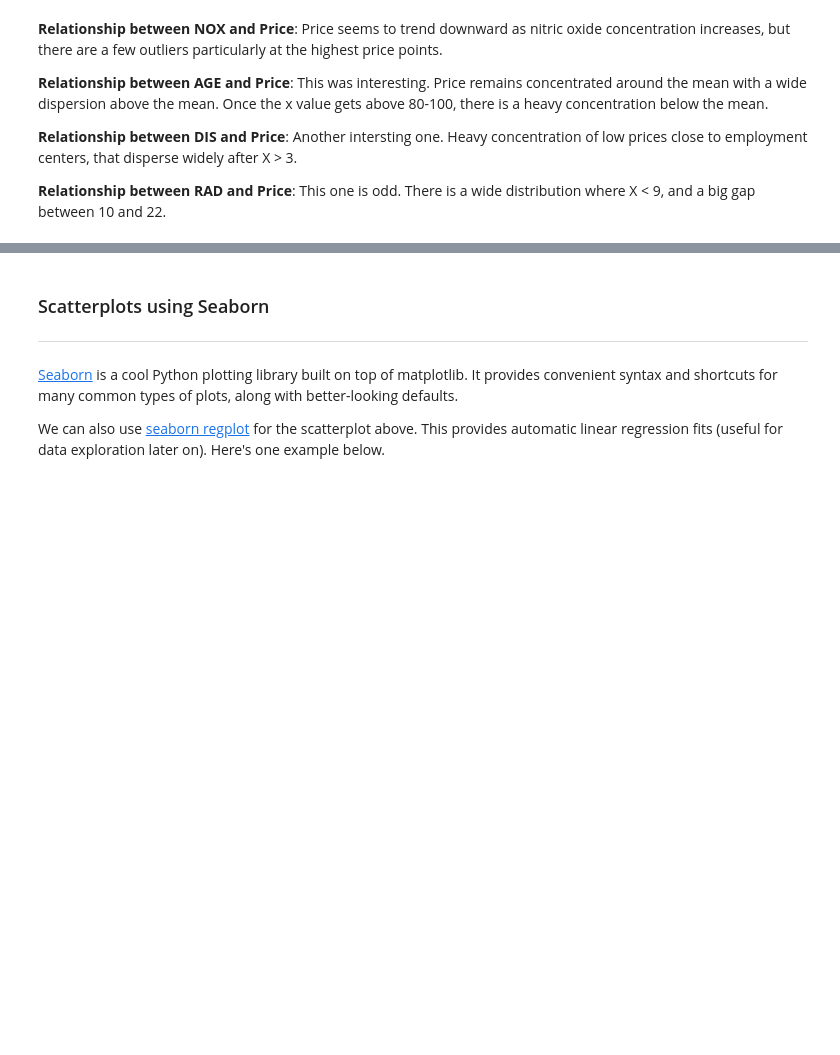
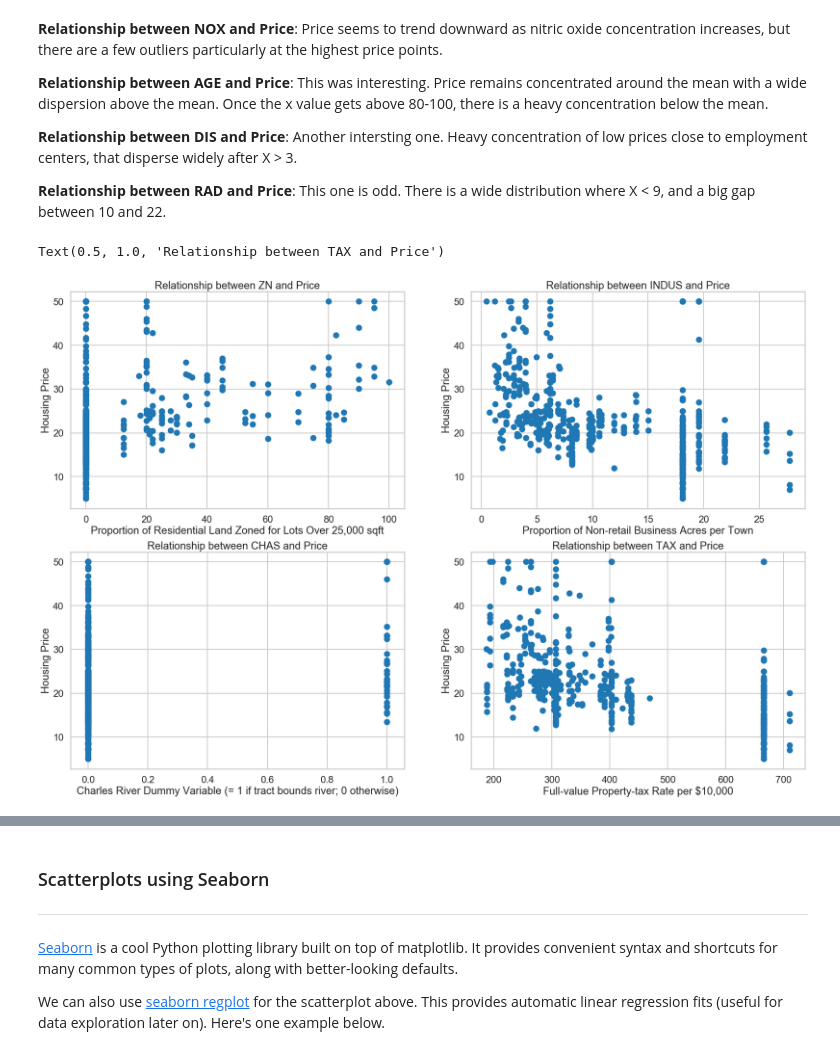
Before and after one commit to ammadatuy/Mini_Projects, a Jupyter notebook: Linear Regression Mini-Project/Mini_Project_Linear_Regression.ipynb, the cells around one changed output, grey strips where cells are left out. Saved outputs shown, nothing was run; the diff lists cells and outputs as text; code cells hidden in the pictures; blank space fills up the shorter version.

```diff
--- a/Linear Regression Mini-Project/Mini_Project_Linear_Regression.ipynb
+++ b/Linear Regression Mini-Project/Mini_Project_Linear_Regression.ipynb
@@ -342,3 +350,32 @@ plt.show()
 <b>Relationship between DIS and Price</b>: Another intersting one. Heavy concentration of low prices close to employment centers, that disperse widely after X > 3.
 
 <b>Relationship between RAD and Price</b>: This one is odd. There is a wide distribution where X < 9, and a big gap between 10 and 22.
+# %%
+# your turn: create some other scatter plots
+plt.figure(figsize=(30,20))
+plt.subplot(2,2,1)
+plt.scatter(bos.ZN, bos.PRICE)
+plt.xlabel("Proportion of Residential Land Zoned for Lots Over 25,000 sqft")
+plt.ylabel("Housing Price")
+plt.title("Relationship between ZN and Price")
+
+plt.subplot(2,2,2)
+plt.scatter(bos.INDUS, bos.PRICE)
+plt.xlabel("Proportion of Non-retail Business Acres per Town")
+plt.ylabel("Housing Price")
+plt.title("Relationship between INDUS and Price")
+
+plt.subplot(2,2,3)
+plt.scatter(bos.CHAS, bos.PRICE)
+plt.xlabel("Charles River Dummy Variable (= 1 if tract bounds river; 0 otherwise)")
+plt.ylabel("Housing Price")
+plt.title("Relationship between CHAS and Price")
+
+plt.subplot(2,2,4)
+plt.scatter(bos.TAX, bos.PRICE)
+plt.xlabel("Full-value Property-tax Rate per $10,000")
+plt.ylabel("Housing Price")
+plt.title("Relationship between TAX and Price")
+# %% [output]
+Text(0.5, 1.0, 'Relationship between TAX and Price')
+[figure, added]
```
Also changed, not shown: parts of 26 cells of this notebook.
